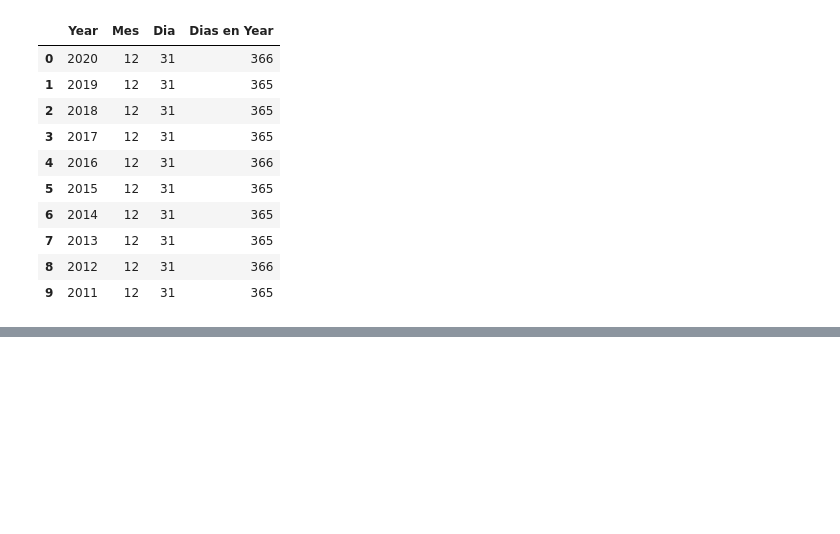
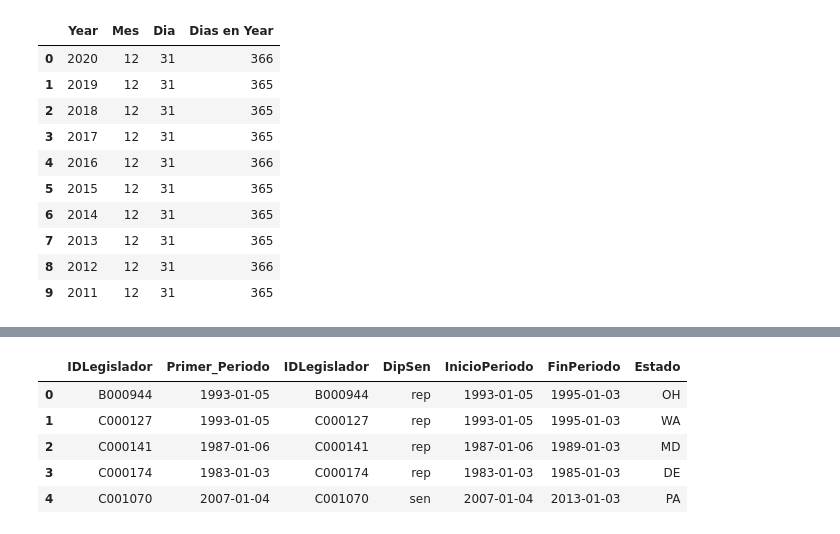
Before and after one commit to user14721068/SQL, a Jupyter notebook: 4 Análisis de Cohorte.ipynb, the cells around one changed output, grey strips where cells are left out. Cells and saved outputs as stored; diff of their text form; code cells hidden in the pictures; blank space fills up the shorter version.

```diff
--- a/4 Análisis de Cohorte.ipynb
+++ b/4 Análisis de Cohorte.ipynb
@@ -245,0 +324,28 @@ df.head(10)
+# %%
+# Agregar la fecha de primer periodo a la tabla original de legisladores
+
+query="""
+SELECT
+    *
+FROM
+    (
+    SELECT
+        IDLegislador,
+        MIN(InicioPeriodo) as Primer_Periodo
+    FROM
+        cohort.legisladoresusa
+    GROUP BY
+        1
+    ) AS A
+    INNER JOIN
+    cohort.legisladoresusa AS B ON A.IDLegislador=B.IDLegislador;
+"""
+pd = pd.read_sql(text(query), engine)
+pd.head()
+# %% [output]
+|  | IDLegislador | Primer_Periodo | IDLegislador | DipSen | InicioPeriodo | FinPeriodo | Estado |
+| 0 | B000944 | 1993-01-05 | B000944 | rep | 1993-01-05 | 1995-01-03 | OH |
+| 1 | C000127 | 1993-01-05 | C000127 | rep | 1993-01-05 | 1995-01-03 | WA |
+| 2 | C000141 | 1987-01-06 | C000141 | rep | 1987-01-06 | 1989-01-03 | MD |
+| 3 | C000174 | 1983-01-03 | C000174 | rep | 1983-01-03 | 1985-01-03 | DE |
+| 4 | C001070 | 2007-01-04 | C001070 | sen | 2007-01-04 | 2013-01-03 | PA |
```
Also changed, not shown: parts of 10 cells of this notebook.
